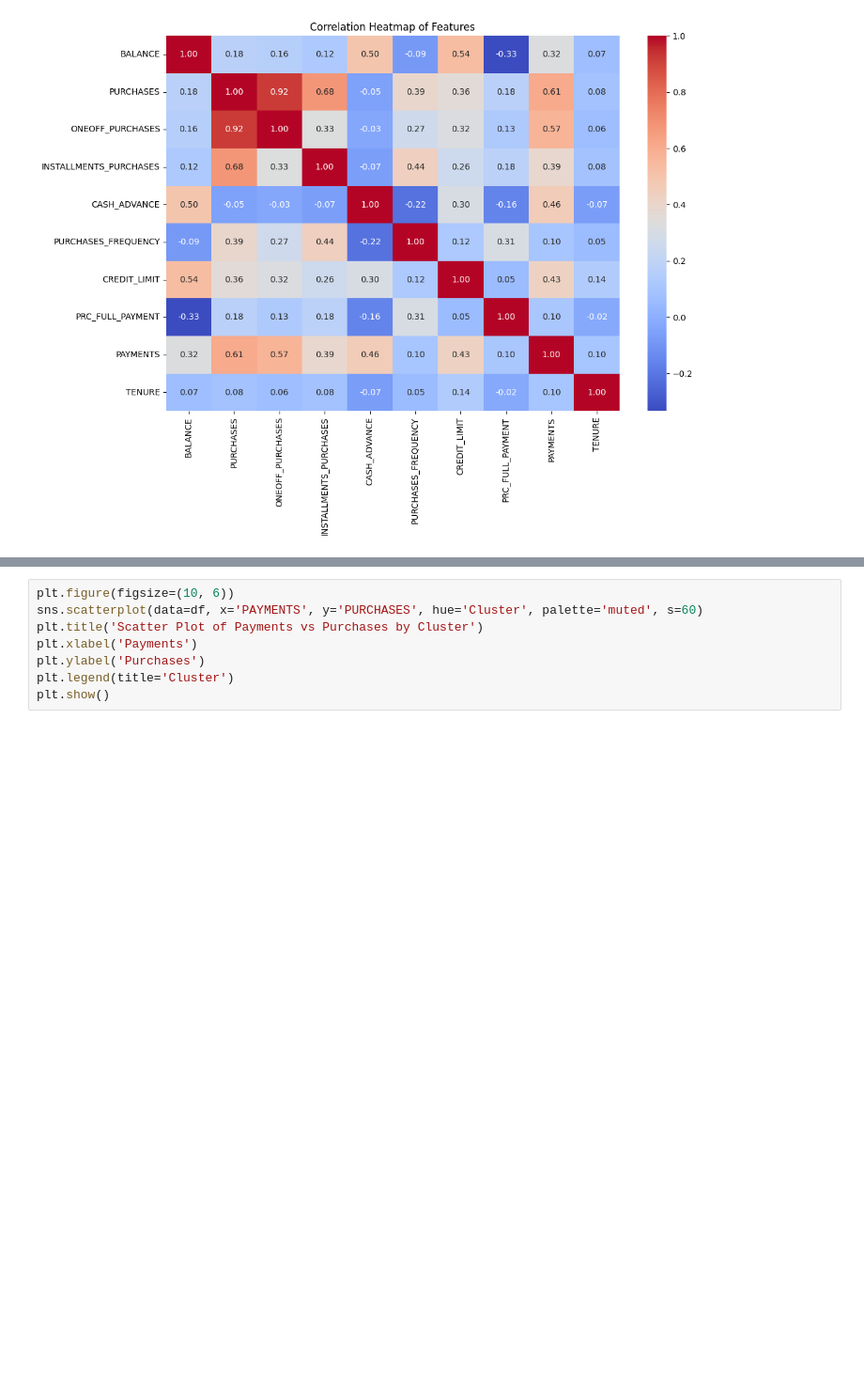
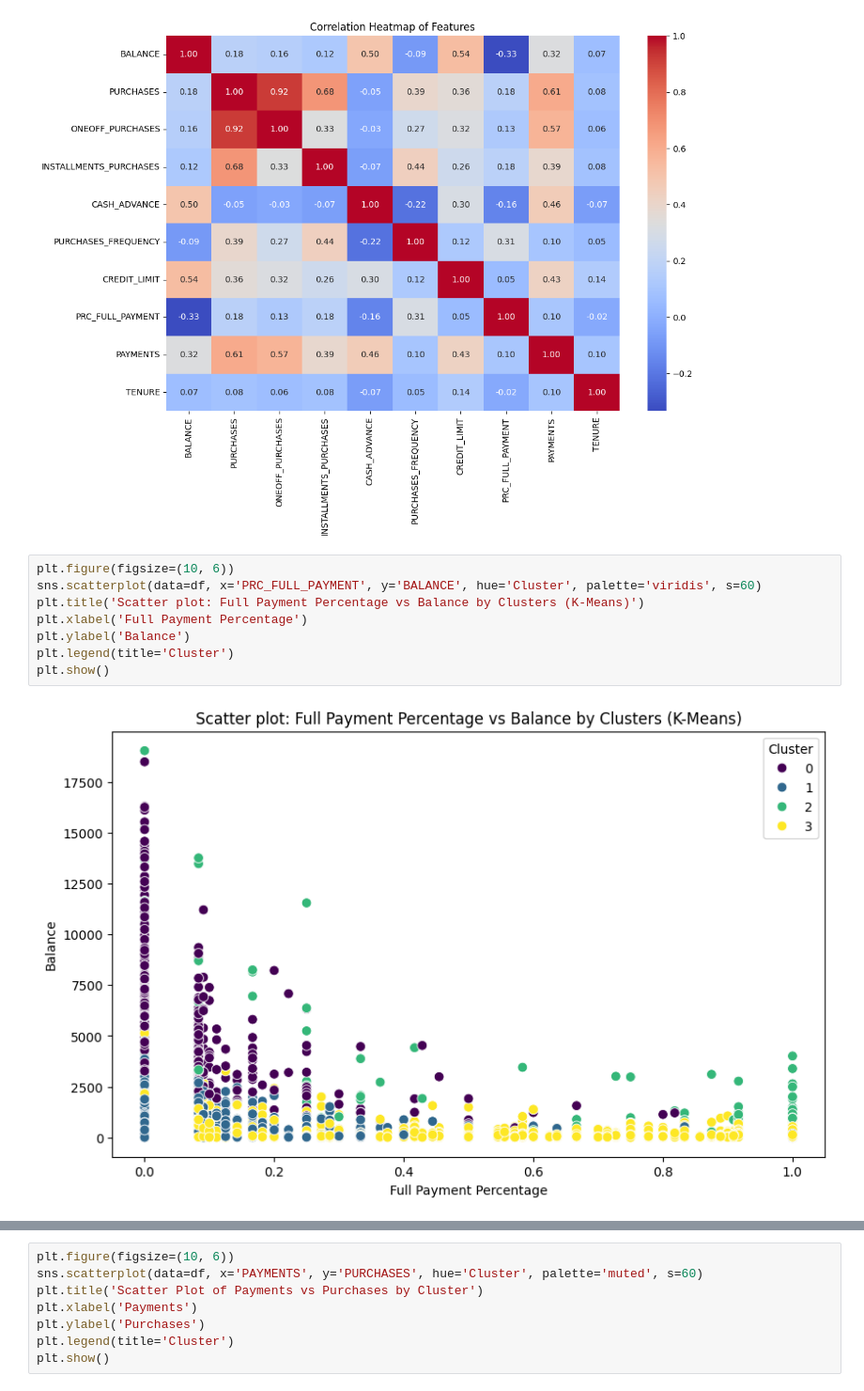
Before and after one commit to z1gyy/Data-Analysis, a Jupyter notebook: credit.ipynb, the cells around one changed output, grey strips where cells are left out. Shown at 94% size. Saved outputs shown, nothing was run; the diff lists cells and outputs as text; blank space fills up the shorter version.

```diff
--- a/credit.ipynb
+++ b/credit.ipynb
@@ -296,3 +296,13 @@ plt.title('Correlation Heatmap of Features')
 plt.show()
 # %% [output]
 [figure]
+# %%
+plt.figure(figsize=(10, 6))
+sns.scatterplot(data=df, x='PRC_FULL_PAYMENT', y='BALANCE', hue='Cluster', palette='viridis', s=60)
+plt.title('Scatter plot: Full Payment Percentage vs Balance by Clusters (K-Means)')
+plt.xlabel('Full Payment Percentage')
+plt.ylabel('Balance')
+plt.legend(title='Cluster')
+plt.show()
+# %% [output]
+[figure, added]
```
Also changed, not shown: parts of 9 cells of this notebook.
